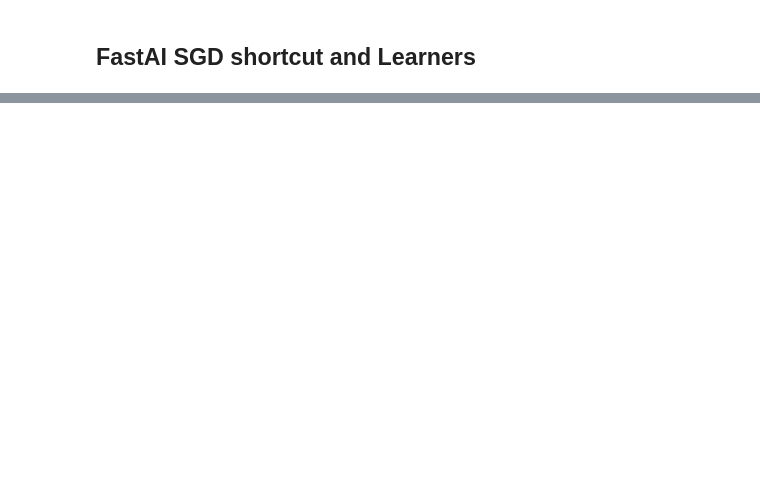
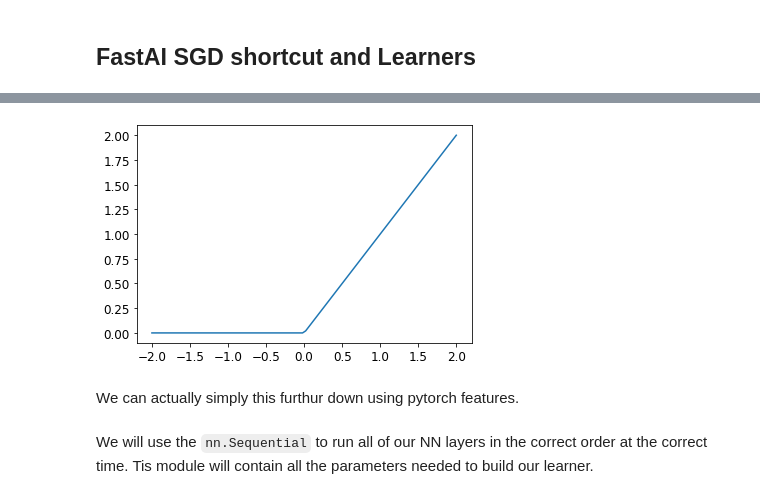
Before and after one commit to Audeon/fastai_Notebooks, a Jupyter notebook: Chapter_3_Digit_Identification.ipynb, the cells around one changed output, grey strips where cells are left out. Drawn from its saved outputs; the diff is of its cells as text; code cells hidden in the pictures; blank space fills up the shorter version.

```diff
--- a/Chapter_3_Digit_Identification.ipynb
+++ b/Chapter_3_Digit_Identification.ipynb
@@ -939,0 +1000,6 @@ train_model(liner_model, epochs=20)
+# %%
+plot_function(F.relu)
+# %% [output]
+[figure, added]
+# %% [markdown]
+We can actually simply this furthur down using pytorch features.
@@ -939,0 +1012,2 @@ train_model(liner_model, epochs=20)
+# %% [markdown]
+We will use the `nn.Sequential` to run all of our NN layers in the correct order at the correct time. Tis module will contain all the parameters needed to build our learner.
```
Also changed, not shown: parts of 82 cells of this notebook.
